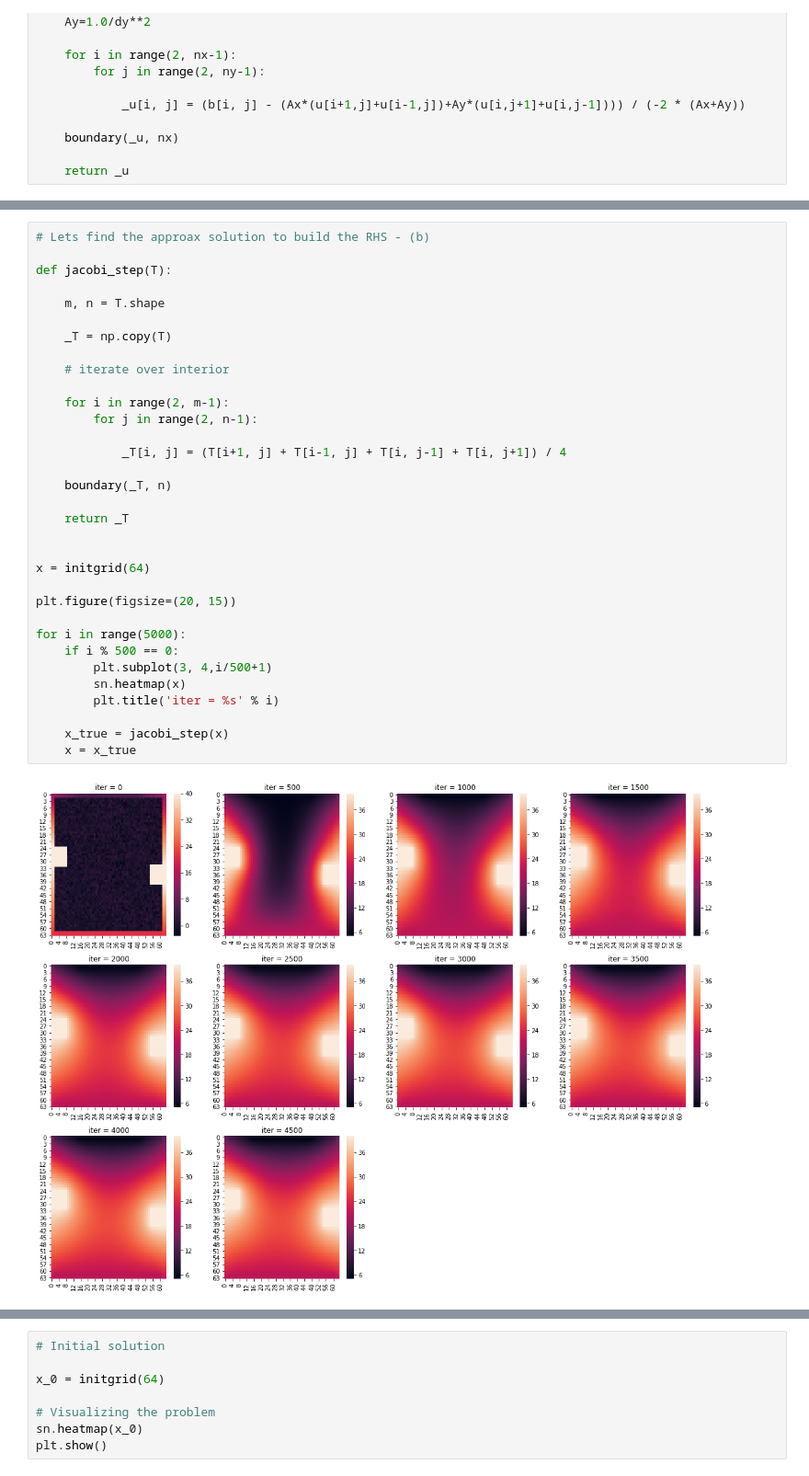
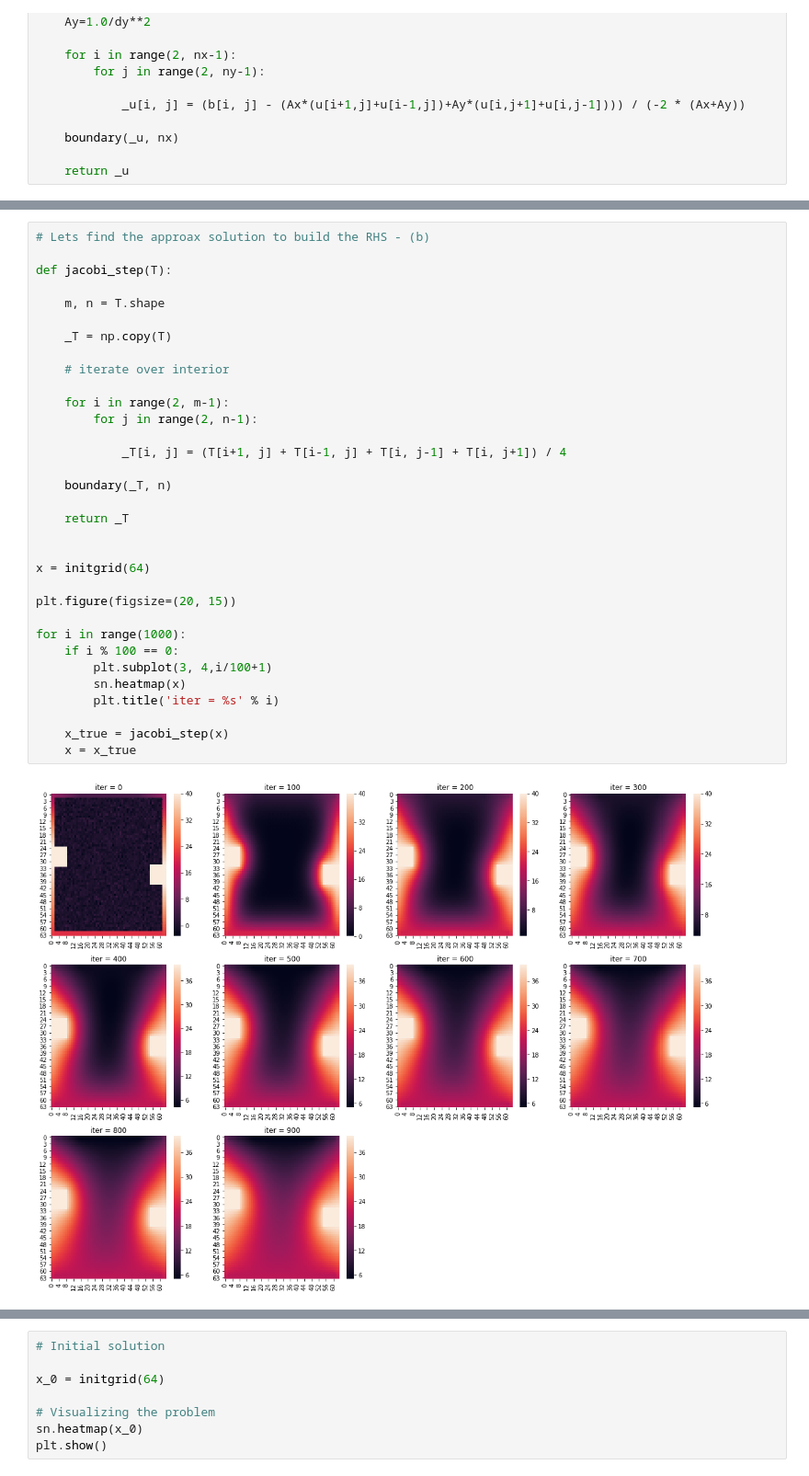
Before and after one commit to sanghvirajit19/Laplacian_Problem, a Jupyter notebook: Jacobi_Laplacian_Problem (Ax = b).ipynb, the cells around one changed output, grey strips where cells are left out. Shown at 92% size. Drawn from its saved outputs; the diff is of its cells as text.

```diff
--- a/Jacobi_Laplacian_Problem (Ax = b).ipynb
+++ b/Jacobi_Laplacian_Problem (Ax = b).ipynb
@@ -143,35 +112,35 @@ plt.show()
 # Lets find the approax solution to build the RHS - (b)
 
 def jacobi_step(T):
 
     m, n = T.shape
 
     _T = np.copy(T)
 
     # iterate over interior
 
     for i in range(2, m-1):
         for j in range(2, n-1):
 
             _T[i, j] = (T[i+1, j] + T[i-1, j] + T[i, j-1] + T[i, j+1]) / 4
 
     boundary(_T, n)
 
     return _T
 
 
 x = initgrid(64)
 
 plt.figure(figsize=(20, 15))
 
-for i in range(5000):
-    if i % 500 == 0:
-        plt.subplot(3, 4,i/500+1)
+for i in range(1000):
+    if i % 100 == 0:
+        plt.subplot(3, 4,i/100+1)
         sn.heatmap(x)
         plt.title('iter = %s' % i)
 
     x_true = jacobi_step(x)
     x = x_true
 # %% [output]
-[figure, old version]
+[figure, new version]
 # %%
```
Also changed, not shown: parts of 12 cells of this notebook.
